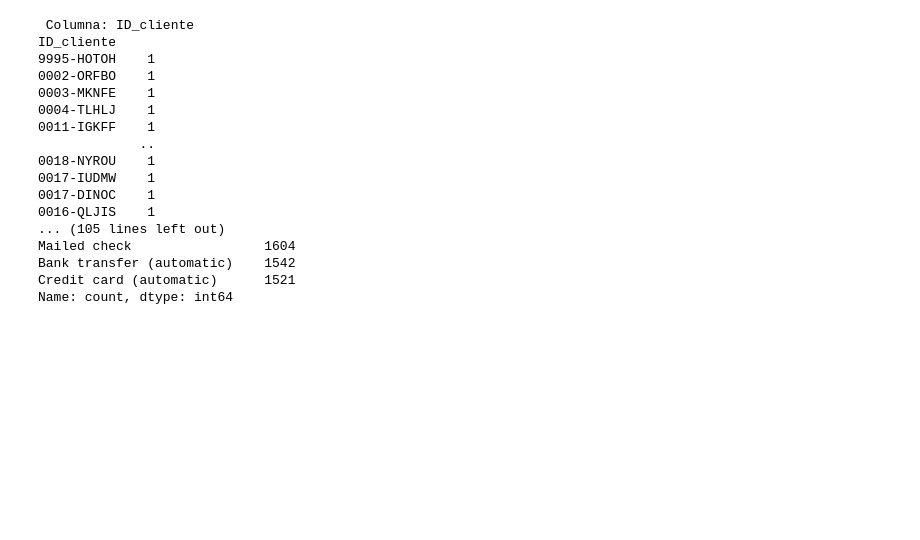
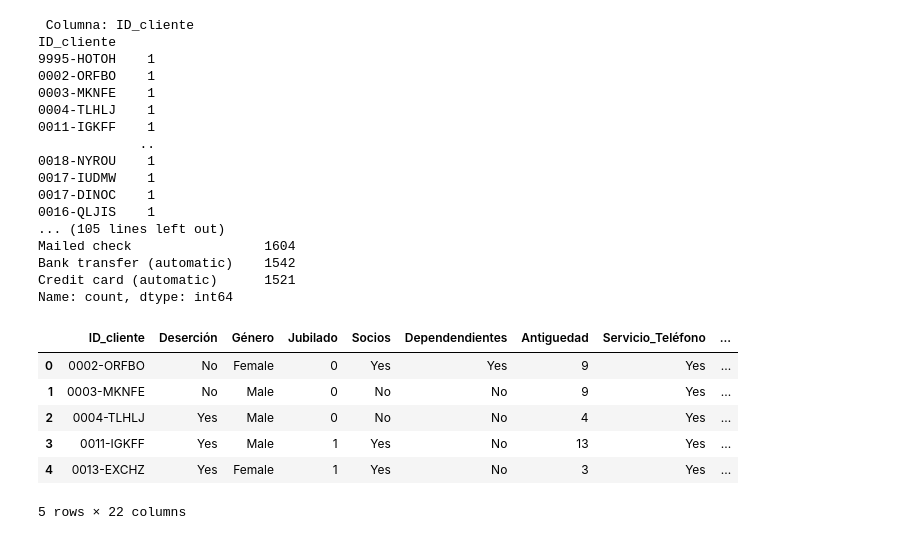
Before and after one commit to lainaker7/Desafio2-TelecomX, a Jupyter notebook: TELECOM_X_ALURA_CHALLENGE_Public.ipynb, the cells around one changed output. Saved outputs shown, nothing was run; the diff lists cells and outputs as text; code cells hidden in the pictures; blank space fills up the shorter version.

```diff
--- a/TELECOM_X_ALURA_CHALLENGE_Public.ipynb
+++ b/TELECOM_X_ALURA_CHALLENGE_Public.ipynb
@@ -447,3 +447,21 @@ Mailed check                 1604
 Bank transfer (automatic)    1542
 Credit card (automatic)      1521
 Name: count, dtype: int64
+# %%
+## Se crea una columna CUENTAS DIARIAS, para analizar el valor diario y ver el comportamiento de los clientes a lo largo del tiempo.
+
+# Si creaste df como un slice de otro DataFrame
+df = df.copy()  # Esto crea una copia explícita
+
+# Ahora puedes modificar sin advertencias
+df['Cuentas_Diarias'] = round(df['Cargos_mensuales'] / 30, 2)
+# %%
+df.head()
+# %% [output]
+|  | ID_cliente | Deserción | Género | Jubilado | Socios | Dependendientes | Antiguedad | Servicio_Teléfono | ... |
+| 0 | 0002-ORFBO | No | Female | 0 | Yes | Yes | 9 | Yes | ... |
+| 1 | 0003-MKNFE | No | Male | 0 | No | No | 9 | Yes | ... |
+| 2 | 0004-TLHLJ | Yes | Male | 0 | No | No | 4 | Yes | ... |
+| 3 | 0011-IGKFF | Yes | Male | 1 | Yes | No | 13 | Yes | ... |
+| 4 | 0013-EXCHZ | Yes | Female | 1 | Yes | No | 3 | Yes | ... |
+5 rows × 22 columns
```
